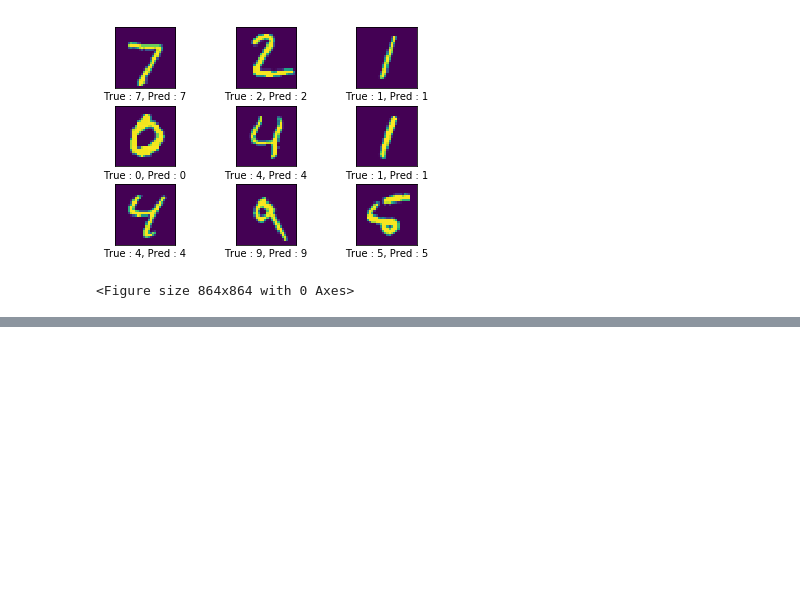
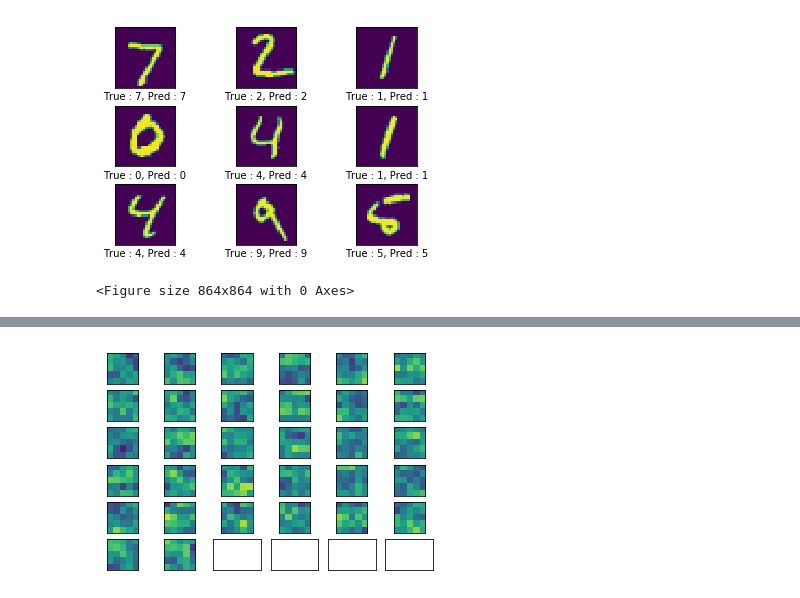
Before and after one commit to sunnyswag/ml_dl_assignments, a Jupyter notebook: assignment_5/assignment_5.ipynb, the cells around one changed output, grey strips where cells are left out. Cells and saved outputs as stored; diff of their text form; code cells hidden in the pictures; blank space fills up the shorter version.

```diff
--- a/assignment_5/assignment_5.ipynb
+++ b/assignment_5/assignment_5.ipynb
@@ -269,0 +336,5 @@ plot_images(x_test[:9],
+# %%
+weights_conv2 = layer_conv2.get_weights()[0]
+plot_conv_weights(weights=weights_conv2)
+# %% [output]
+[figure, added]
```
Also changed, not shown: parts of 23 cells of this notebook, 2 other files.
